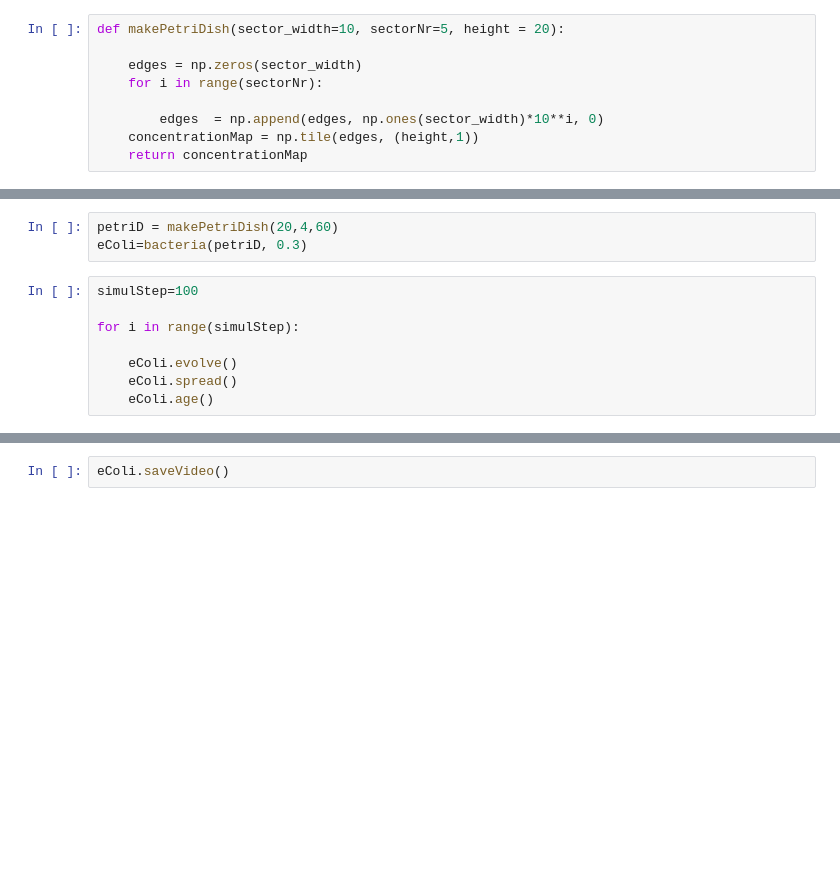
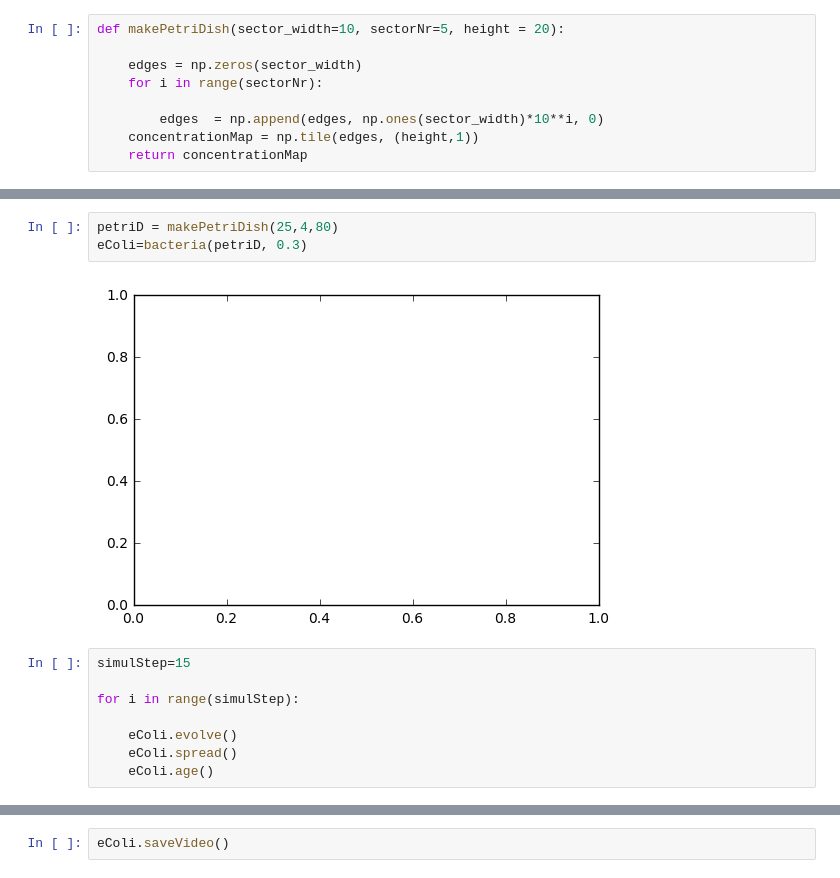
Before and after one commit to Wheele9/Petrdish-simulation, a Jupyter notebook: PetriDish.ipynb, the cells around one changed output, grey strips where cells are left out. Drawn from its saved outputs; the diff is of its cells as text; blank space fills up the shorter version.

```diff
--- a/PetriDish.ipynb
+++ b/PetriDish.ipynb
@@ -212,10 +213,12 @@ class bacteria():
                                    blit=True)
         ageVid.save('simul_ages%d.mp4' %self.generation, writer=self.writer, dpi=dpi)
 # %%
-petriD = makePetriDish(20,4,60)
+petriD = makePetriDish(25,4,80)
 eColi=bacteria(petriD, 0.3)
+# %% [output]
+[figure, added]
 # %%
-simulStep=100
+simulStep=15
 
 for i in range(simulStep):
 
```
Also changed, not shown: parts of 4 cells of this notebook.
